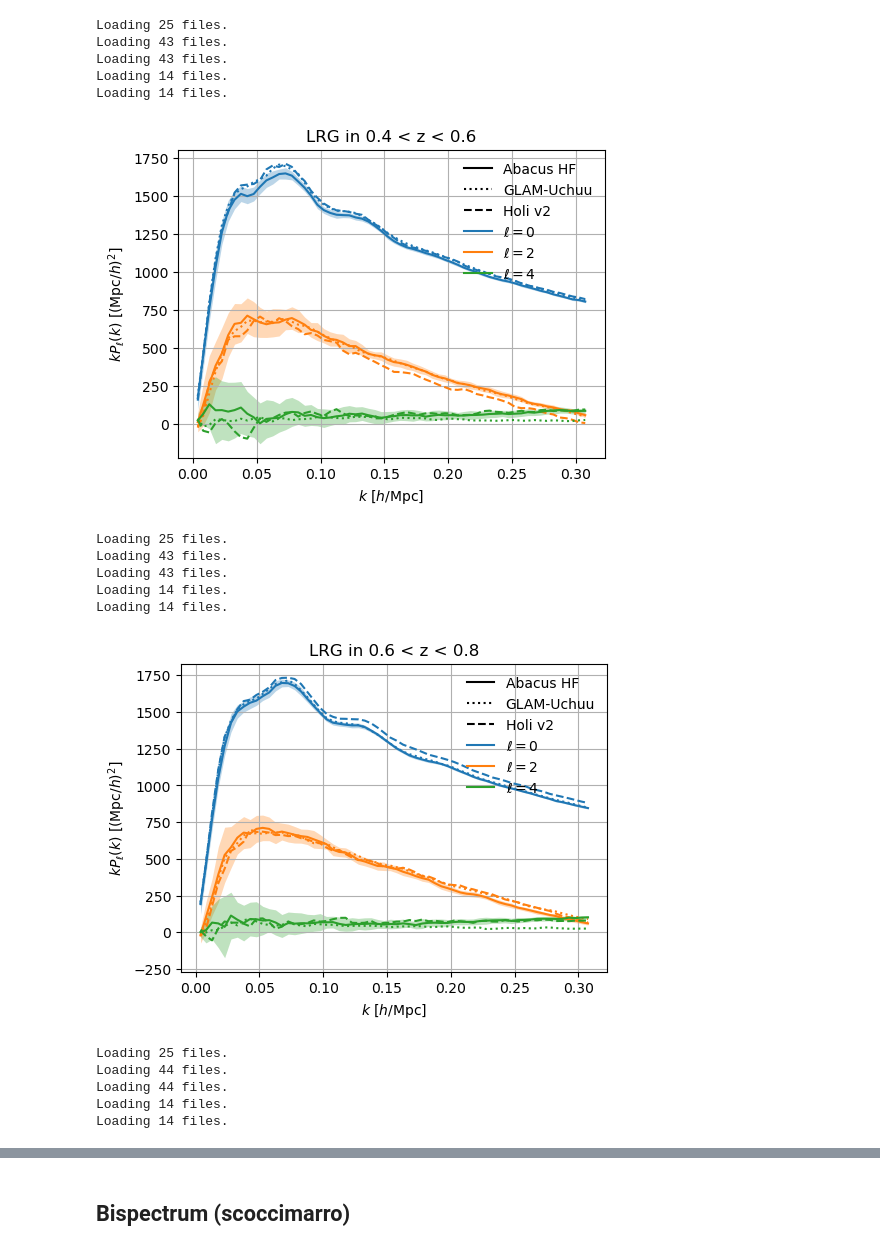
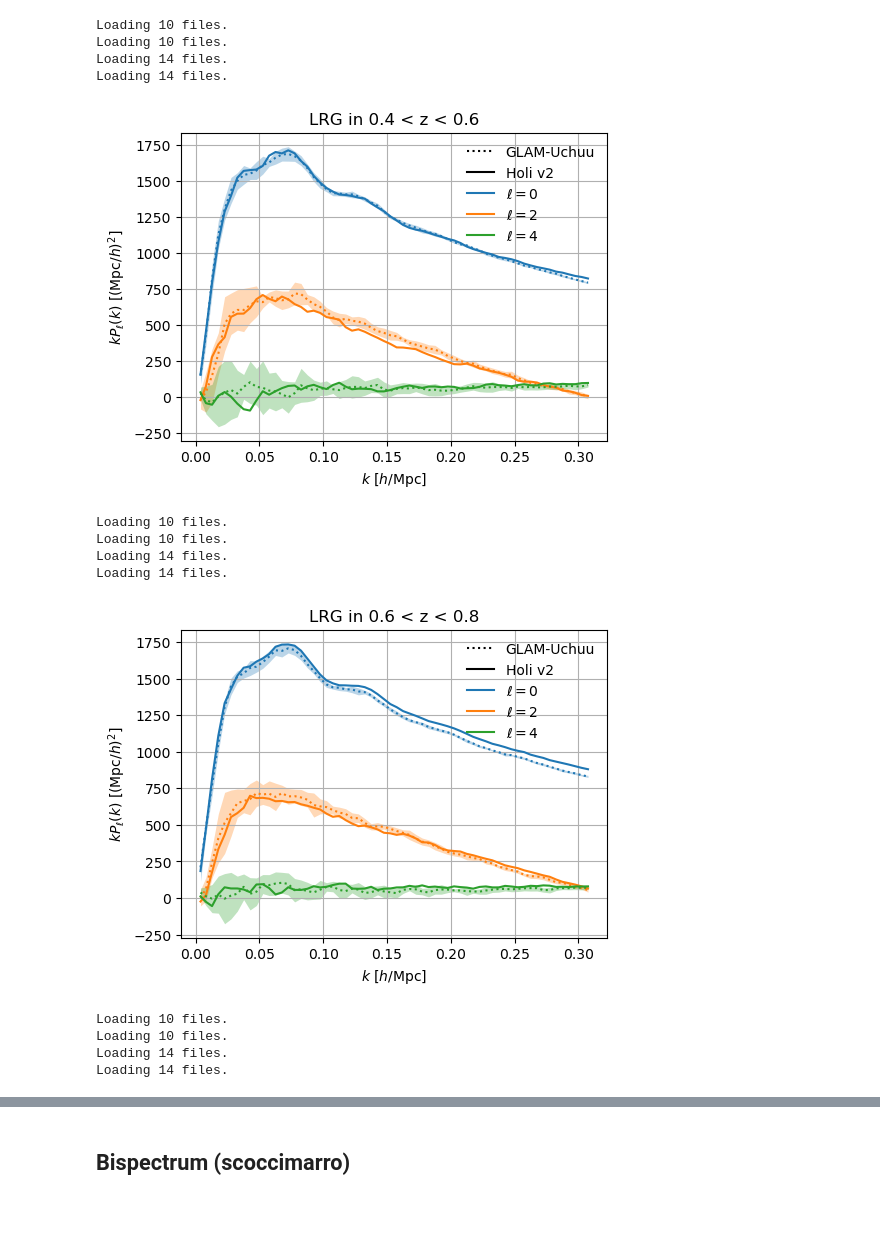
Before and after one commit to adematti/jax-power, a Jupyter notebook: scripts/holi.ipynb, the cells around one changed output, grey strips where cells are left out. Cells and saved outputs as stored; diff of their text form; code cells hidden in the pictures; blank space fills up the shorter version.

```diff
--- a/scripts/holi.ipynb
+++ b/scripts/holi.ipynb
@@ -19,13 +19,13 @@ for tracer in ['BGS', 'LRG1', 'LRG2', 'LRG3', 'ELG1', 'ELG2', 'QSO'][1:4]:
     for kind in ['mesh2spectrum', 'mesh2spectrum_thetacut'][:1]:
         with_uchuu = 'BGS' in tracer or 'LRG' in tracer
         with_holi = 'LRG' in tracer or 'ELG' in tracer or 'QSO' in tracer
-        with_abacus = 'LRG' in tracer or 'QSO' in tracer
+        with_abacus = False #'LRG' in tracer or 'QSO' in tracer
         zsnap, zrange = {'BGS': (None, (0.1, 0.4)), 'LRG1': (0.5, (0.4, 0.6)), 'LRG2': (0.725, (0.6, 0.8)), 'LRG3': (0.950, (0.8, 1.1)),
                          'ELG1': (0.950, (0.8, 1.1)), 'ELG2': (None, (1.1, 1.6)), 'QSO': (1.4, (0.8, 2.1))}[tracer]
         if with_holi:
             catalog_holi_args = dict(tracer=tracer[:3], zrange=zrange)
         if with_uchuu:
-            catalog_uchuu_args = dict(tracer=tracer)
+            catalog_uchuu_args = dict(tracer=tracer[:3], zrange=zrange, version='final')
         if with_abacus:
             catalog_abacus_args = dict(tracer=tracer[:3], zsnap=zsnap, zrange=zrange)
         region = 'NGC'
@@ -35,6 +35,7 @@ for tracer in ['BGS', 'LRG1', 'LRG2', 'LRG3', 'ELG1', 'ELG2', 'QSO'][1:4]:
             toret = [Spectrum2Poles.load(fn) for fn in fns if Path(fn).exists()]
             print(f'Loading {len(toret):d} files.')
             return toret
+
         pk, cov = None, None
         if with_abacus:
             pk_abacus = Spectrum2Poles.mean(load(partial(get_abacus_measurement_fn, **catalog_abacus_args))).slice(slice(0, None, rebin))
@@ -53,50 +54,47 @@ for tracer in ['BGS', 'LRG1', 'LRG2', 'LRG3', 'ELG1', 'ELG2', 'QSO'][1:4]:
         title = f'{tracer[:3]} in {zrange[0]:.1f} < z < {zrange[1]:.1f}'
         if 'thetacut' in kind: title += rf' with $\theta$-cut'
         ax.set_title(title)
         if with_abacus:
-            ax.plot([], [], color='k', linestyle='-', label='Abacus HF')
+            ax.plot([], [], color='k', linestyle=':', label='Abacus HF')
         if with_uchuu:
             ax.plot([], [], color='k', linestyle=':', label='GLAM-Uchuu')
         if with_holi:
-            ax.plot([], [], color='k', linestyle='--', label='Holi v2')
+            ax.plot([], [], color='k', linestyle='-', label='Holi v2')
         for ill, ell in enumerate(pk.projs):
             color = 'C{:d}'.format(ill)
             ax.plot([], [], color=color, linestyle='-', label=f'$\ell = {ell:d}$')
             k = pk.x(projs=ell)
             std = cov.select(projs=ell, select_projs=True).std()
             ax.fill_between(k, k * (pk.view(projs=ell).real - std),
                             k * (pk.view(projs=ell).real + std),
                             color=color, alpha=0.3, linewidth=0.)
             if with_abacus:
-                ax.plot(k, k * pk_abacus.view(projs=ell).real, color=color, linestyle='-')
+                ax.plot(k, k * pk_abacus.view(projs=ell).real, color=color, linestyle=':')
             if with_uchuu:
                 ax.plot(k, k * pk_uchuu.view(projs=ell).real, color=color, linestyle=':')
             if with_holi:
-                ax.plot(k, k * pk_holi.view(projs=ell).real, color=color, linestyle='--')
+                ax.plot(k, k * pk_holi.view(projs=ell).real, color=color, linestyle='-')
 
         ax.set_xlabel(r'$k$ [$h/\mathrm{Mpc}$]')
         ax.set_ylabel(r'$k P_{\ell}(k)$ [$(\mathrm{Mpc}/h)^{2}$]')
         ax.legend(frameon=False, ncol=1)
         ax.grid(True)
-        basename = f'spectrum_comparison_{tracer}'
+        basename = f'spectrum_holi_{tracer}'
         if 'thetacut' in kind: basename += '_thetacut'
         fig.savefig(plot_dir / (basename + '.png'), bbox_inches='tight', pad_inches=0.1, dpi=200)
         plt.show()
 # %% [output]
-Loading 25 files.
-Loading 43 files.
-Loading 43 files.
+Loading 10 files.
+Loading 10 files.
 Loading 14 files.
 Loading 14 files.
-[figure, old version]
+[figure, new version]
-Loading 25 files.
-Loading 43 files.
-Loading 43 files.
+Loading 10 files.
+Loading 10 files.
 Loading 14 files.
 Loading 14 files.
-[figure, old version]
+[figure, new version]
-Loading 25 files.
-Loading 44 files.
-Loading 44 files.
+Loading 10 files.
+Loading 10 files.
 Loading 14 files.
 Loading 14 files.
```
Also changed, not shown: parts of 5 cells of this notebook, 5 other files.
